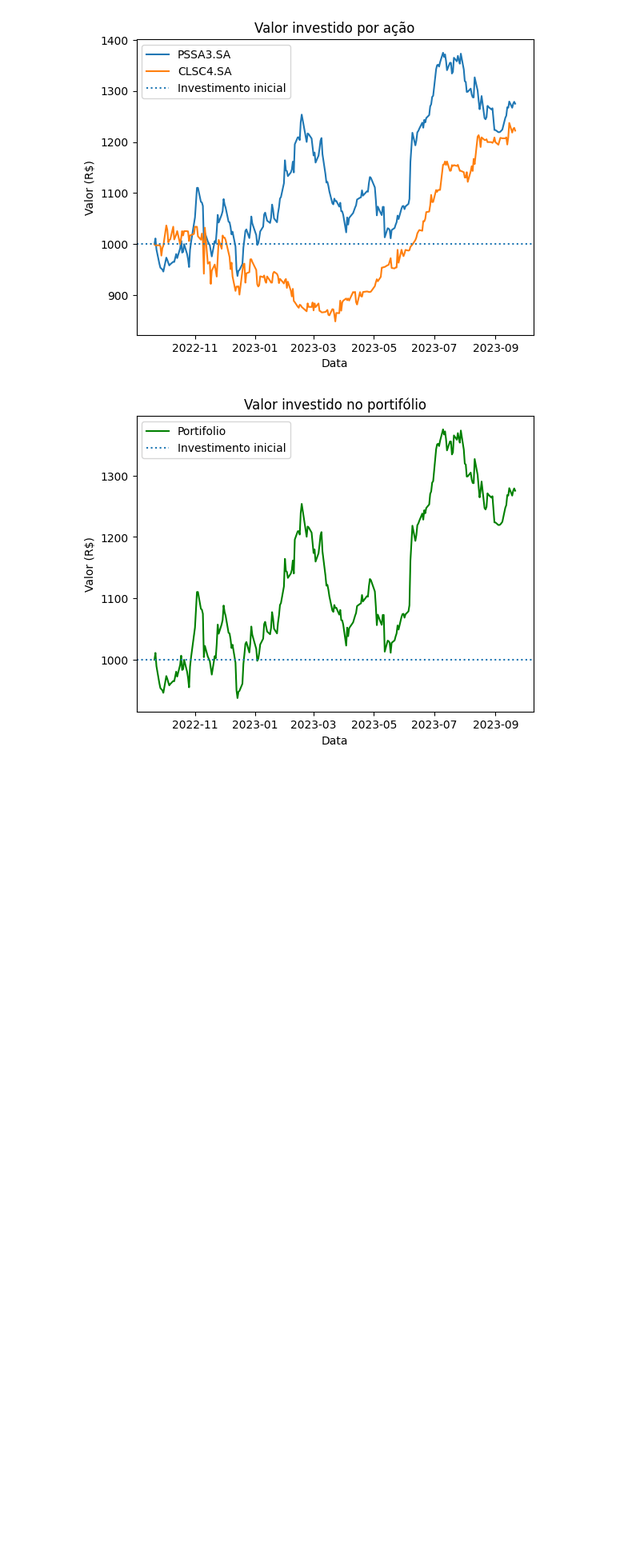
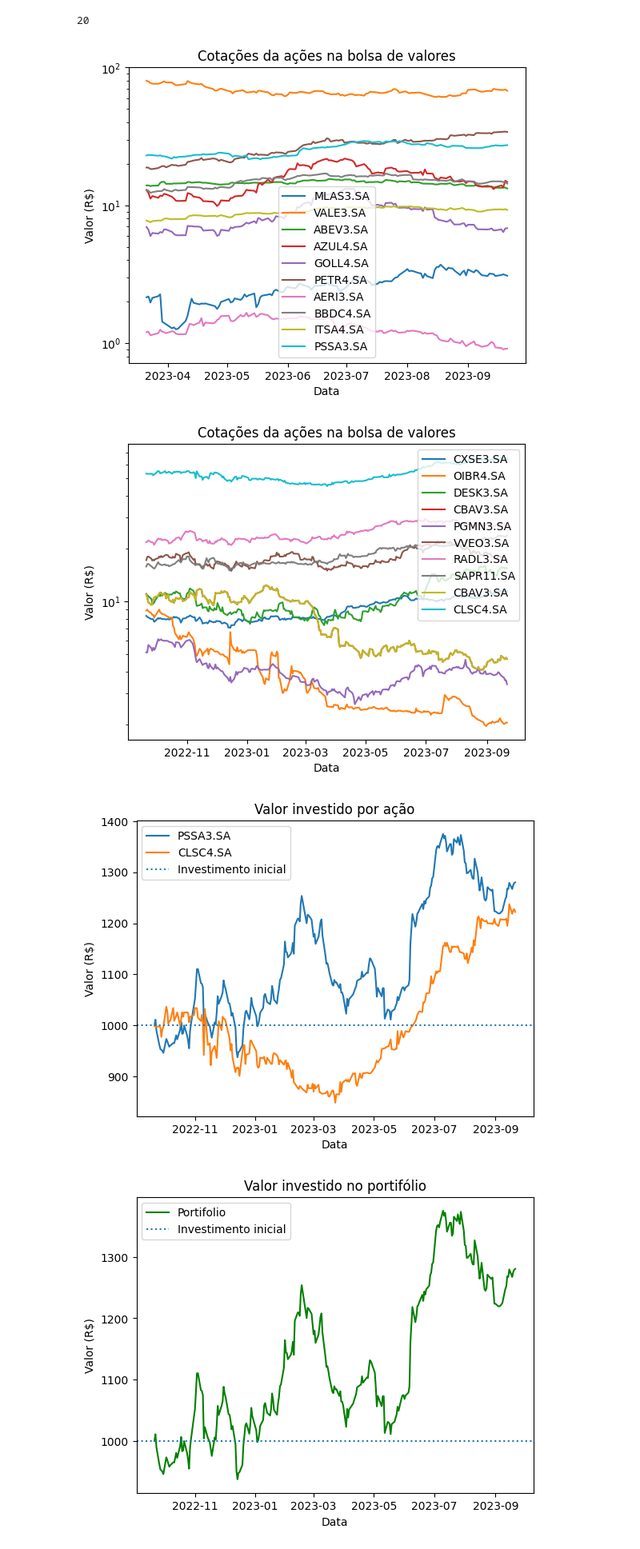
Before and after one commit to laupontiroli/APS3_dados, a Jupyter notebook: codigo.ipynb, the cells around one changed output. Shown at 80% size. Drawn from its saved outputs; the diff is of its cells as text; code cells hidden in the pictures; blank space fills up the shorter version.

```diff
--- a/codigo.ipynb
+++ b/codigo.ipynb
@@ -9,34 +9,38 @@ plt.figure()
 for acao in acoes[:10]:
     ticker1 = yf.Ticker(acao)
     # ticker2 = yf.Ticker(acao2)
 
-    data1 = ticker1.history(period='1y') # O período de 1 ano é suficiente?
+    data1 = ticker1.history(period='6mo') # O período de 1 ano é suficiente?
     # data2 = ticker2.history(period='1y')
 
     plt.plot(data1['Close'], label=acao)
 plt.ylabel('Valor (R\$)')
 plt.title(f'Cotações da ações na bolsa de valores')
 plt.xlabel('Data')
 plt.semilogy()
 plt.legend()
 plt.show()
 
 
 plt.figure()
 for acao in acoes[10:]:
     ticker1 = yf.Ticker(acao)
     # ticker2 = yf.Ticker(acao2)
 
     data1 = ticker1.history(period='1y') # O período de 1 ano é suficiente?
     # data2 = ticker2.history(period='1y')
 
     plt.plot(data1['Close'], label=acao)
 plt.ylabel('Valor (R\$)')
 plt.title(f'Cotações da ações na bolsa de valores')
 plt.xlabel('Data')
 plt.semilogy()
 plt.legend()
 plt.show()
+# %% [output]
+20
+[figure, added]
+[figure, added]
 # %%
 #analise das ações
 acao1 = 'CLSC4.SA'
```
Also changed, not shown: parts of 2 cells of this notebook, 1 other file.
